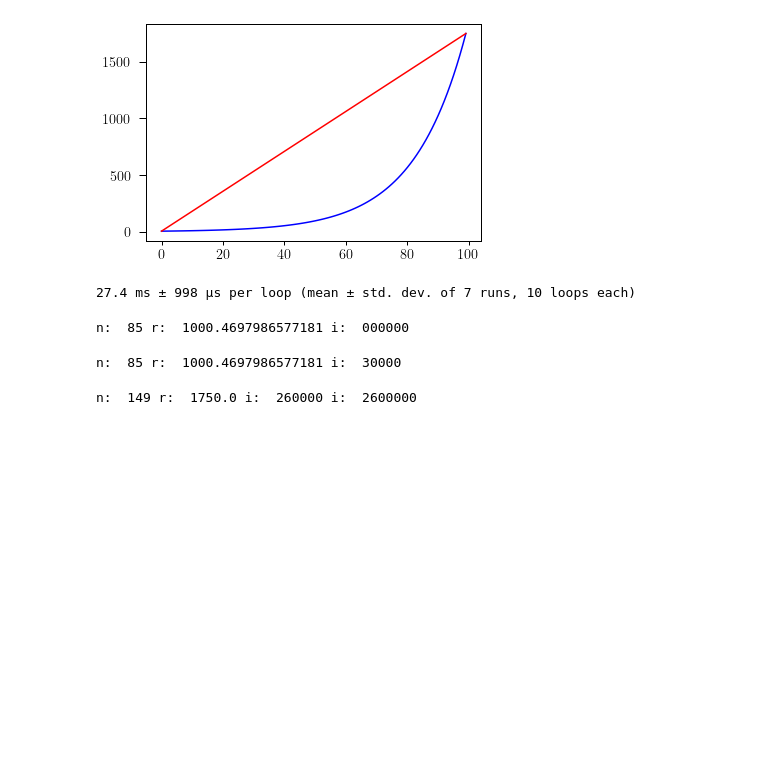
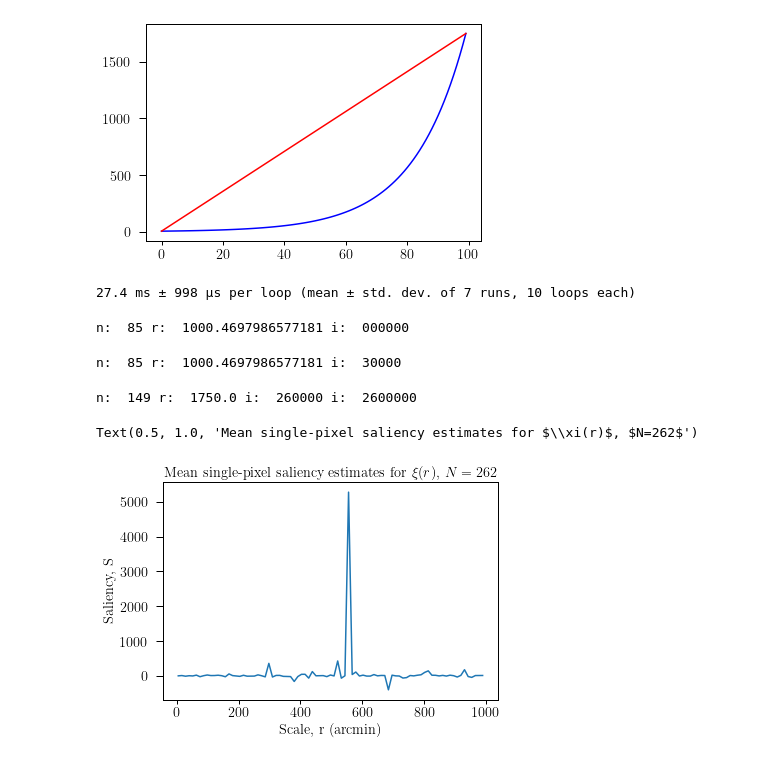
Before and after one commit to adiraju21s/deep_dss, a Jupyter notebook: notebooks/Interpretability Analysis v1.0.ipynb, the cells around one changed output. Saved outputs shown, nothing was run; the diff lists cells and outputs as text; code cells hidden in the pictures; blank space fills up the shorter version.

```diff
--- a/notebooks/Interpretability Analysis v1.0.ipynb
+++ b/notebooks/Interpretability Analysis v1.0.ipynb
@@ -575,3 +575,11 @@ for n, r in zip(np.arange(num_lin_bins), np.linspace(5, 1750, num=num_lin_bins))
 n:  85 r:  1000.4697986577181 i:  000000
 n:  85 r:  1000.4697986577181 i:  30000
 n:  149 r:  1750.0 i:  260000 i:  2600000
+# %%
+plt.plot(np.linspace(5, 1750, num=num_lin_bins), np.mean(lin_saliencies, axis=1))
+plt.xlabel("Scale, r (arcmin)")
+plt.ylabel("Saliency, S")
+plt.title(r"Mean single-pixel saliency estimates for $\xi(r)$, $N=262$")
+# %% [output]
+Text(0.5, 1.0, 'Mean single-pixel saliency estimates for $\\xi(r)$, $N=262$')
+[figure, added]
```
Also changed, not shown: 1 other file.
